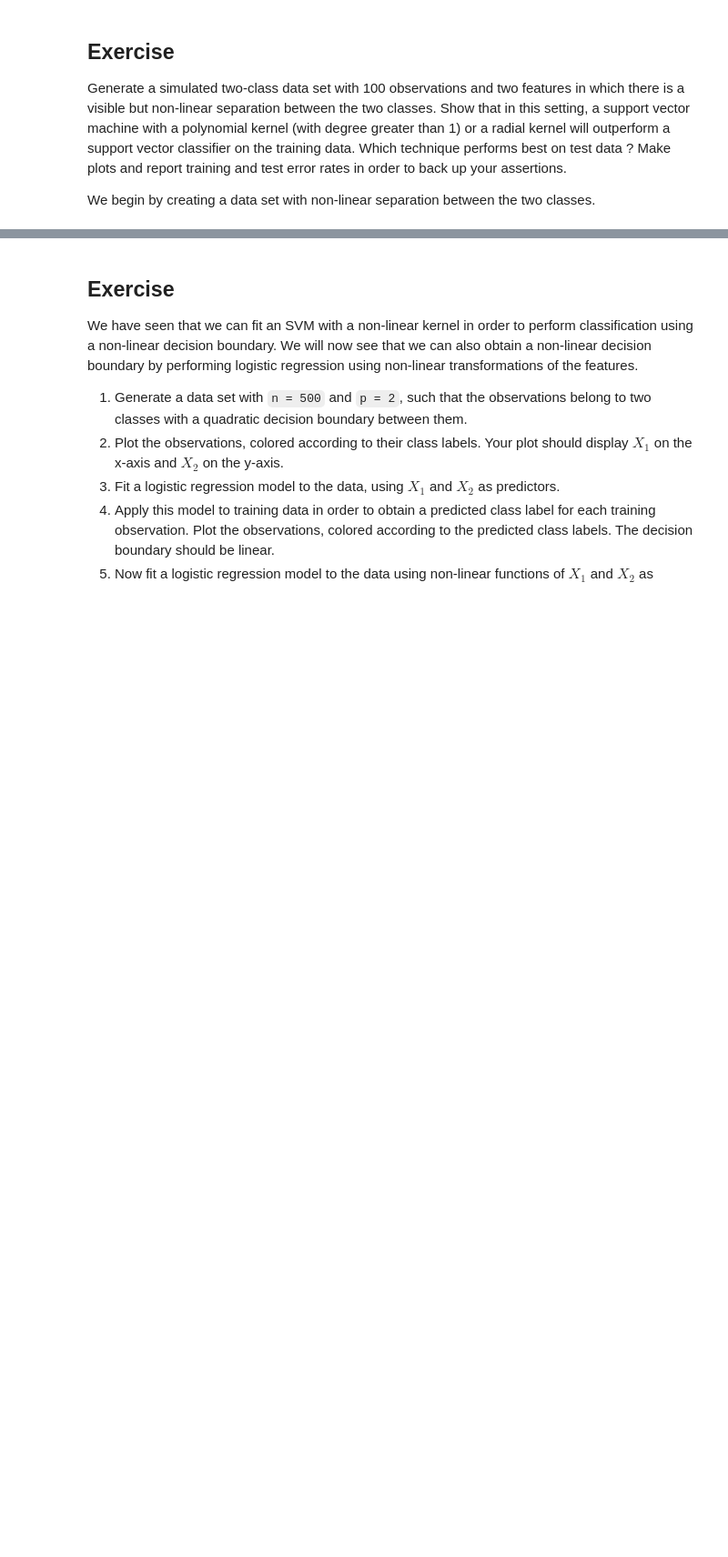
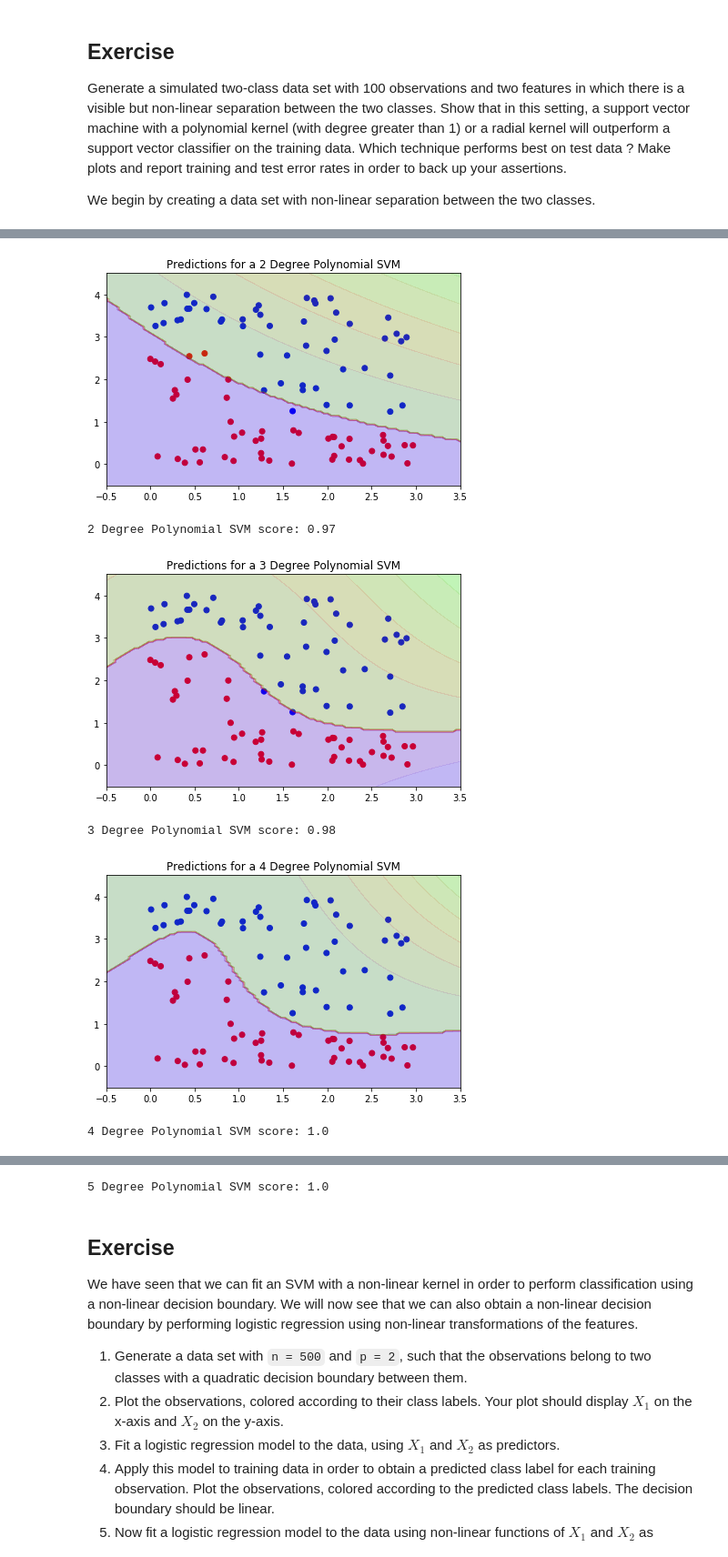
Before and after one commit to Rosswell/k2_datascience, a Jupyter notebook: Support_Vector_Machines/SVM_Exercises.ipynb, the cells around one changed output, grey strips where cells are left out. Shown: that part at 91% size. Drawn from its saved outputs; the diff is of its cells as text; code cells hidden in the pictures; blank space fills up the shorter version.

```diff
--- a/Support_Vector_Machines/SVM_Exercises.ipynb
+++ b/Support_Vector_Machines/SVM_Exercises.ipynb
@@ -69,0 +71,17 @@ plt.show()
+# %%
+for degree in range(2, 6):
+    svm_clf = SVC(kernel="poly", degree=degree, C=1)
+    svm_clf.fit(X, y)
+
+    plt.scatter(sim_df['feat_x'], sim_df['feat_y'], c=sim_df['class'].apply(lambda x: colors[x]))
+    plt.title("Predictions for a {} Degree Polynomial SVM".format(degree))
+    plot_predictions(svm_clf, [-0.5, 3.5, -0.5, 4.5])
+    plt.show()
+    print(f"{degree} Degree Polynomial SVM score: {svm_clf.score(X, y)}")
+# %% [output]
+[figure, added]
+2 Degree Polynomial SVM score: 0.97
+[figure, added]
+3 Degree Polynomial SVM score: 0.98
+[figure, added]
+4 Degree Polynomial SVM score: 1.0
@@ -70,3 +89,4 @@ plt.show()
+5 Degree Polynomial SVM score: 1.0
 # %% [markdown]
 ## Exercise
 
```
Also changed, not shown: parts of 9 cells of this notebook, 3 other files.
